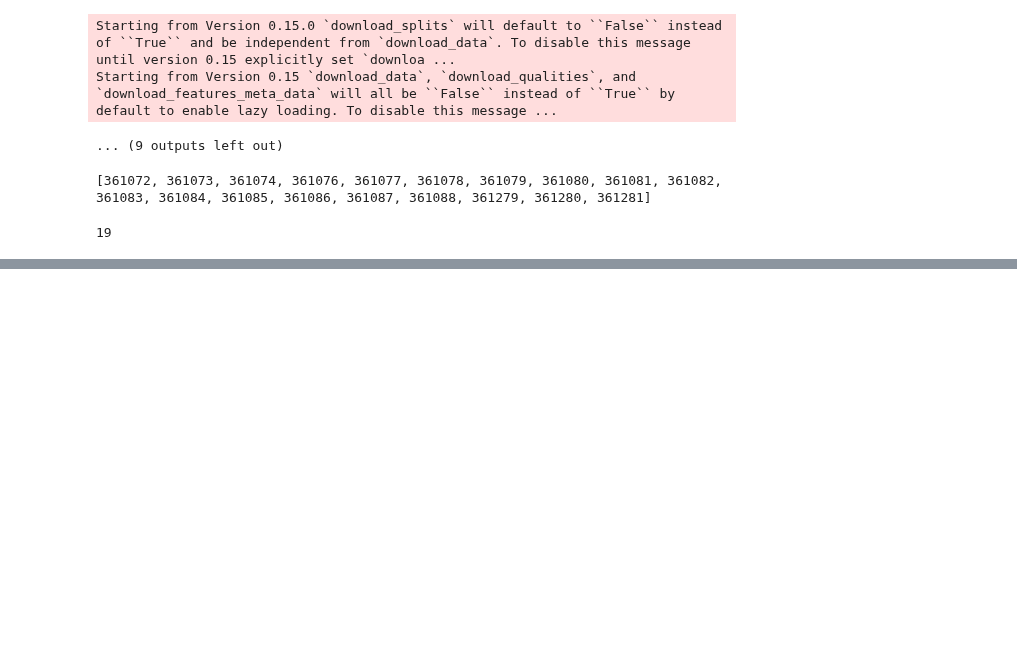
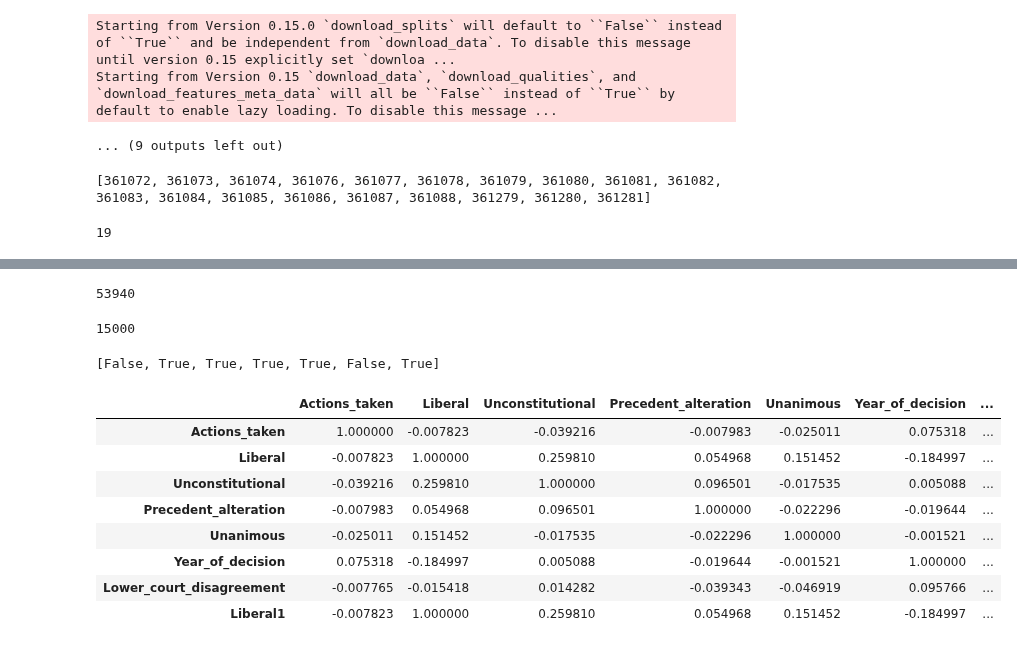
Before and after one commit to mmaninetti/ML_models_for_extrapolation, a Jupyter notebook: NUMERICAL AND CATEGORICAL FEATURES/REGRESSION/RMSE/tests.ipynb, the cells around one changed output, grey strips where cells are left out. Drawn from its saved outputs; the diff is of its cells as text; code cells hidden in the pictures; blank space fills up the shorter version.

```diff
--- a/NUMERICAL AND CATEGORICAL FEATURES/REGRESSION/RMSE/tests.ipynb
+++ b/NUMERICAL AND CATEGORICAL FEATURES/REGRESSION/RMSE/tests.ipynb
@@ -357,0 +432,31 @@ len(benchmark_suite.tasks)
+# %%
+len(X)
+# %% [output]
+53940
+# %%
+if len(X) > 15000:
+    indices = np.random.choice(X.index, size=15000, replace=False)
+    X = X.iloc[indices,]
+    y = y[indices]
+# %%
+len(X)
+# %% [output]
+15000
+# %%
+categorical_indicator
+# %% [output]
+[False, True, True, True, True, False, True]
+# %%
+X['Liberal1'] = X['Liberal'].astype('category')
+# %%
+X.corr()
+# %% [output]
+|  | Actions_taken | Liberal | Unconstitutional | Precedent_alteration | Unanimous | Year_of_decision | ... |
+| Actions_taken | 1.000000 | -0.007823 | -0.039216 | -0.007983 | -0.025011 | 0.075318 | ... |
+| Liberal | -0.007823 | 1.000000 | 0.259810 | 0.054968 | 0.151452 | -0.184997 | ... |
+| Unconstitutional | -0.039216 | 0.259810 | 1.000000 | 0.096501 | -0.017535 | 0.005088 | ... |
+| Precedent_alteration | -0.007983 | 0.054968 | 0.096501 | 1.000000 | -0.022296 | -0.019644 | ... |
+| Unanimous | -0.025011 | 0.151452 | -0.017535 | -0.022296 | 1.000000 | -0.001521 | ... |
+| Year_of_decision | 0.075318 | -0.184997 | 0.005088 | -0.019644 | -0.001521 | 1.000000 | ... |
+| Lower_court_disagreement | -0.007765 | -0.015418 | 0.014282 | -0.039343 | -0.046919 | 0.095766 | ... |
+| Liberal1 | -0.007823 | 1.000000 | 0.259810 | 0.054968 | 0.151452 | -0.184997 | ... |
```
Also changed, not shown: parts of 12 cells of this notebook, 9 other files.
